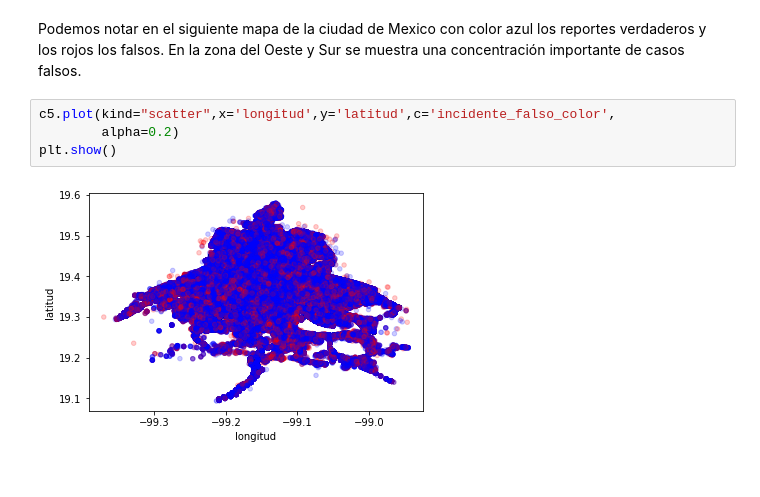
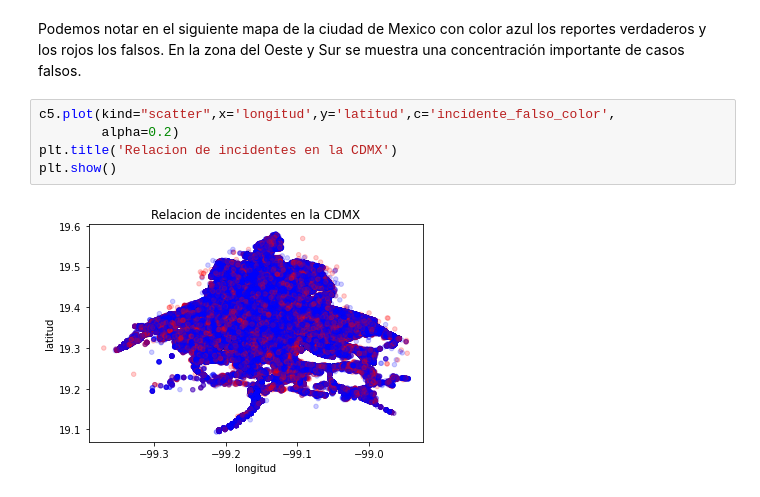
Before and after one commit to YusuriAR/Incidentes_c5, a Jupyter notebook: notebooks/Proyecto1_Eq8.ipynb, the cells around one changed output. Drawn from its saved outputs; the diff is of its cells as text.

```diff
--- a/notebooks/Proyecto1_Eq8.ipynb
+++ b/notebooks/Proyecto1_Eq8.ipynb
@@ -753,6 +792,7 @@ Podemos notar en el siguiente mapa de la ciudad de Mexico con color azul los rep
 # %%
 c5.plot(kind="scatter",x='longitud',y='latitud',c='incidente_falso_color',
         alpha=0.2)
+plt.title('Relacion de incidentes en la CDMX')
 plt.show()
 # %% [output]
-[figure, old version]
+[figure, new version]
```
Also changed, not shown: parts of 9 cells of this notebook.
